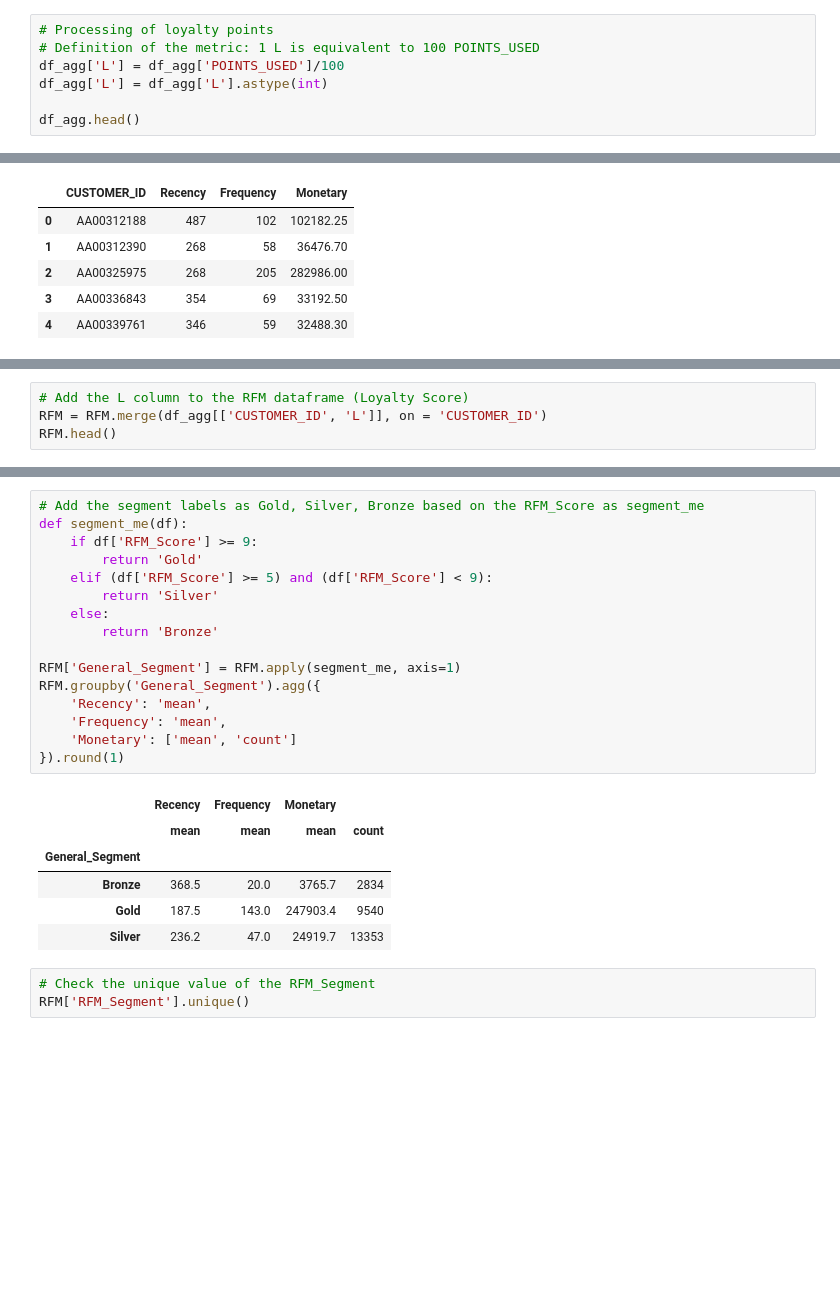
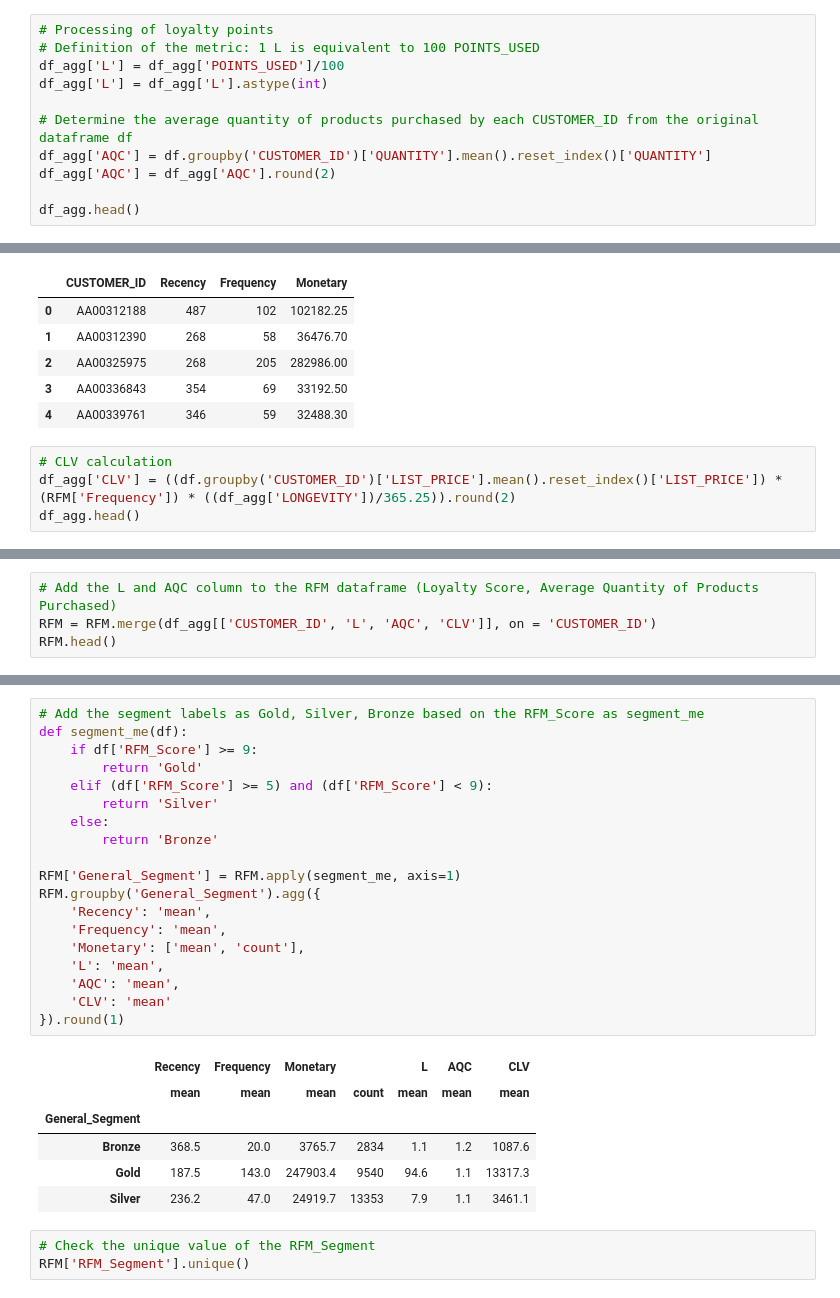
Before and after one commit to PeterBaraka/ml_fieldwork_lab, a Jupyter notebook: seg_preprocess.ipynb, the cells around one changed output, grey strips where cells are left out. Drawn from its saved outputs; the diff is of its cells as text; blank space fills up the shorter version.

```diff
--- a/seg_preprocess.ipynb
+++ b/seg_preprocess.ipynb
@@ -413,6 +423,10 @@ df_agg.head()
 df_agg['L'] = df_agg['POINTS_USED']/100
 df_agg['L'] = df_agg['L'].astype(int)
 
+# Determine the average quantity of products purchased by each CUSTOMER_ID from the original dataframe df
+df_agg['AQC'] = df.groupby('CUSTOMER_ID')['QUANTITY'].mean().reset_index()['QUANTITY']
+df_agg['AQC'] = df_agg['AQC'].round(2)
+
 df_agg.head()
 # %% [output]
 |  | CUSTOMER_ID | DATE | INVOICE_MONTH | COHORT_MONTH | CREATION_DATE | LONGEVITY | QUANTITY | TOTAL_POINTS | ... |
@@ -467,3 +491,7 @@ RFM.head()
 | 2 | AA00325975 | 268 | 205 | 282986.00 |
 | 3 | AA00336843 | 354 | 69 | 33192.50 |
 | 4 | AA00339761 | 346 | 59 | 32488.30 |
+# %%
+# CLV calculation
+df_agg['CLV'] = ((df.groupby('CUSTOMER_ID')['LIST_PRICE'].mean().reset_index()['LIST_PRICE']) * (RFM['Frequency']) * ((df_agg['LONGEVITY'])/365.25)).round(2)
+df_agg.head()
@@ -470,5 +505,5 @@ RFM.head()
 # %%
-# Add the L column to the RFM dataframe (Loyalty Score)
-RFM = RFM.merge(df_agg[['CUSTOMER_ID', 'L']], on = 'CUSTOMER_ID')
+# Add the L and AQC column to the RFM dataframe (Loyalty Score, Average Quantity of Products Purchased)
+RFM = RFM.merge(df_agg[['CUSTOMER_ID', 'L', 'AQC', 'CLV']], on = 'CUSTOMER_ID')
 RFM.head()
 # %% [output]
@@ -543,26 +581,29 @@ RFM.groupby('RFM_Score').agg({
 # %%
 # Add the segment labels as Gold, Silver, Bronze based on the RFM_Score as segment_me
 def segment_me(df):
     if df['RFM_Score'] >= 9:
         return 'Gold'
     elif (df['RFM_Score'] >= 5) and (df['RFM_Score'] < 9):
         return 'Silver'
     else:
         return 'Bronze'
 
 RFM['General_Segment'] = RFM.apply(segment_me, axis=1)
 RFM.groupby('General_Segment').agg({
     'Recency': 'mean',
     'Frequency': 'mean',
-    'Monetary': ['mean', 'count']
+    'Monetary': ['mean', 'count'],
+    'L': 'mean',
+    'AQC': 'mean',
+    'CLV': 'mean'
 }).round(1)
 # %% [output]
-|  | Recency | Frequency | Monetary |  |
-|  | mean | mean | mean | count |
-| General_Segment |  |  |  |  |
-| Bronze | 368.5 | 20.0 | 3765.7 | 2834 |
-| Gold | 187.5 | 143.0 | 247903.4 | 9540 |
-| Silver | 236.2 | 47.0 | 24919.7 | 13353 |
+|  | Recency | Frequency | Monetary |  | L | AQC | CLV |
+|  | mean | mean | mean | count | mean | mean | mean |
+| General_Segment |  |  |  |  |  |  |  |
+| Bronze | 368.5 | 20.0 | 3765.7 | 2834 | 1.1 | 1.2 | 1087.6 |
+| Gold | 187.5 | 143.0 | 247903.4 | 9540 | 94.6 | 1.1 | 13317.3 |
+| Silver | 236.2 | 47.0 | 24919.7 | 13353 | 7.9 | 1.1 | 3461.1 |
 # %%
 # Check the unique value of the RFM_Segment
 RFM['RFM_Segment'].unique()
```
Also changed, not shown: parts of 11 cells of this notebook.
